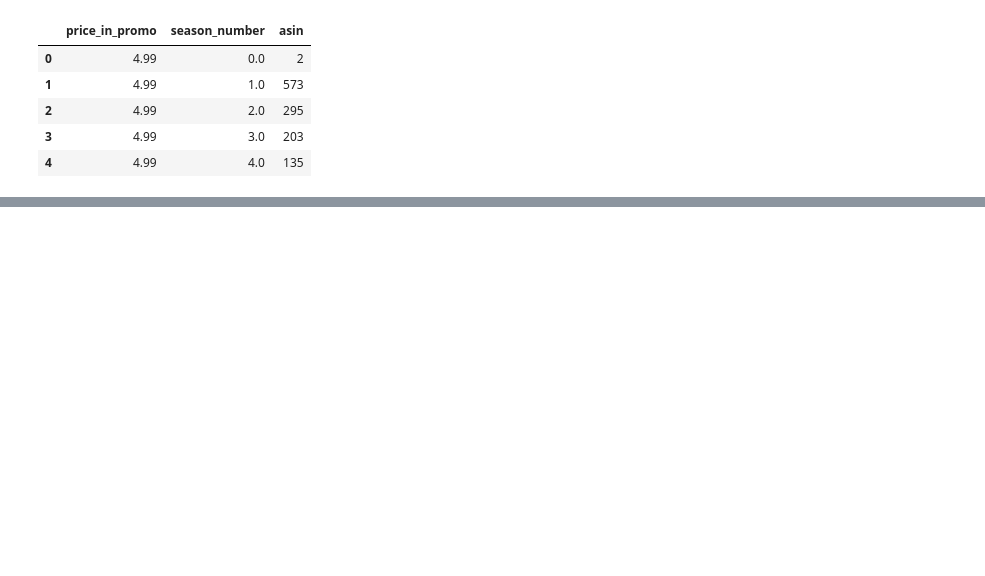
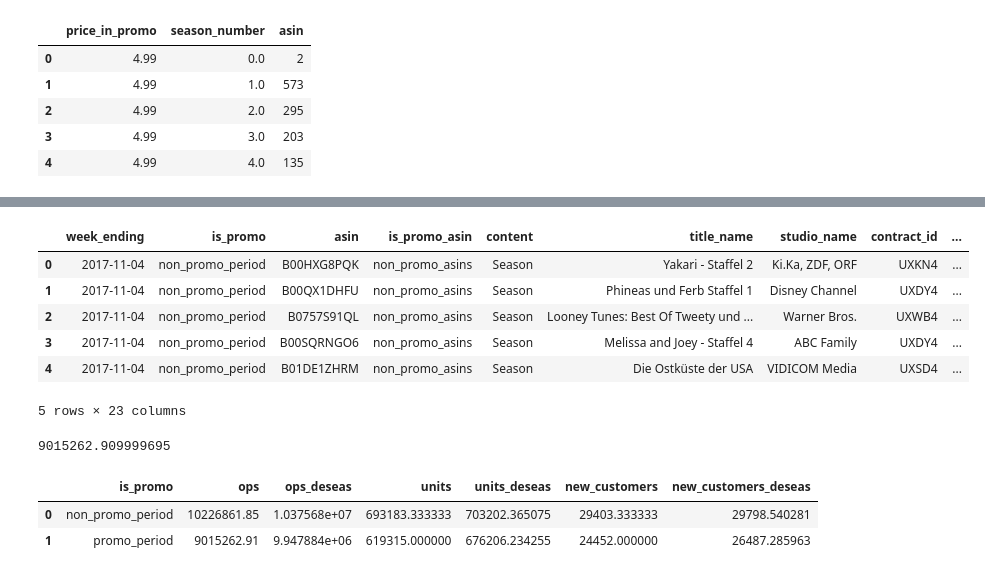
Before and after one commit to dfadeeff/AMZ_Projects, a Jupyter notebook: Price Points with Content Lifecycle - in Progress-NextVersion.ipynb, the cells around one changed output, grey strips where cells are left out. Saved outputs shown, nothing was run; the diff lists cells and outputs as text; code cells hidden in the pictures; blank space fills up the shorter version.

```diff
--- a/Price Points with Content Lifecycle - in Progress-NextVersion.ipynb
+++ b/Price Points with Content Lifecycle - in Progress-NextVersion.ipynb
@@ -466,0 +494,14 @@ d.head()
+# %%
+overall_df.head()
+# %% [output]
+|  | week_ending | is_promo | asin | is_promo_asin | content | title_name | studio_name | contract_id | ... |
+| 0 | 2017-11-04 | non_promo_period | B00HXG8PQK | non_promo_asins | Season | Yakari - Staffel 2 | Ki.Ka, ZDF, ORF | UXKN4 | ... |
+| 1 | 2017-11-04 | non_promo_period | B00QX1DHFU | non_promo_asins | Season | Phineas und Ferb Staffel 1 | Disney Channel | UXDY4 | ... |
+| 2 | 2017-11-04 | non_promo_period | B0757S91QL | non_promo_asins | Season | Looney Tunes: Best Of Tweety und ... | Warner Bros. | UXWB4 | ... |
+| 3 | 2017-11-04 | non_promo_period | B00SQRNGO6 | non_promo_asins | Season | Melissa and Joey - Staffel 4 | ABC Family | UXDY4 | ... |
+| 4 | 2017-11-04 | non_promo_period | B01DE1ZHRM | non_promo_asins | Season | Die Ostküste der USA | VIDICOM Media | UXSD4 | ... |
+5 rows × 23 columns
+# %%
+overall_df[(overall_df['is_promo_asin'] == "non_promo_asins") & (overall_df['is_promo'] == "promo_period")]['ops'].sum()
+# %% [output]
+9015262.909999695
@@ -466,0 +519,7 @@ d.head()
+# %%
+get2 = get_output_dimension(get_non_promo)
+get2
+# %% [output]
+|  | is_promo | ops | ops_deseas | units | units_deseas | new_customers | new_customers_deseas |
+| 0 | non_promo_period | 10226861.85 | 1.037568e+07 | 693183.333333 | 703202.365075 | 29403.333333 | 29798.540281 |
+| 1 | promo_period | 9015262.91 | 9.947884e+06 | 619315.000000 | 676206.234255 | 24452.000000 | 26487.285963 |
```
Also changed, not shown: parts of 18 cells of this notebook.
